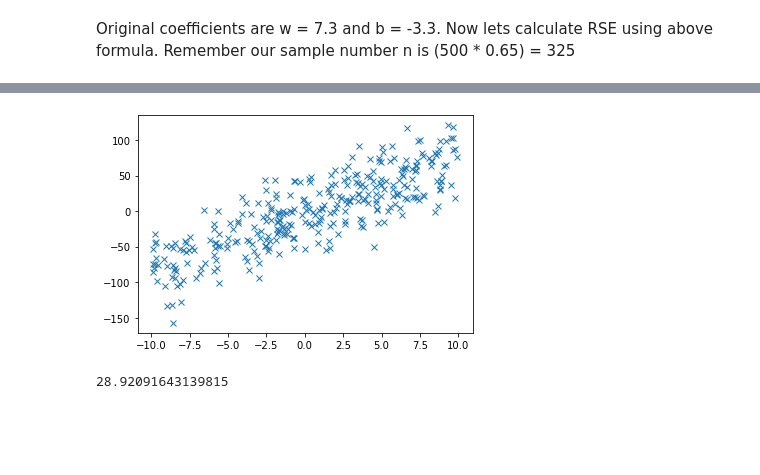
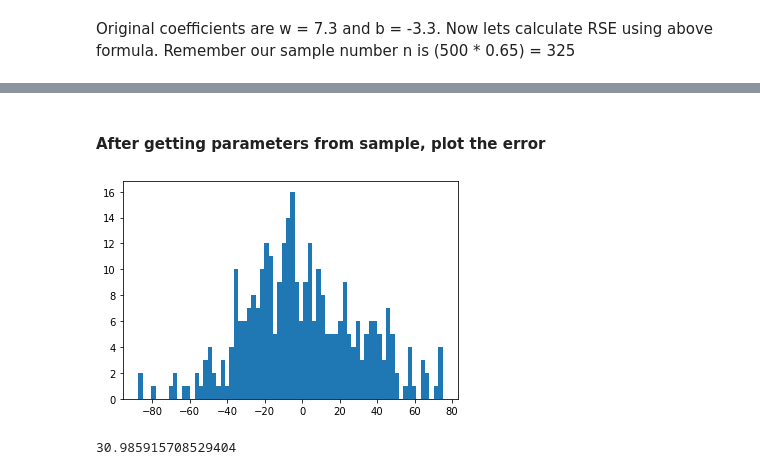
Before and after one commit to eon129/ISL_exercises, a Jupyter notebook: Chapter_3.ipynb, the cells around one changed output, grey strips where cells are left out. Cells and saved outputs as stored; diff of their text form; code cells hidden in the pictures; blank space fills up the shorter version.

```diff
--- a/Chapter_3.ipynb
+++ b/Chapter_3.ipynb
@@ -91,10 +121,13 @@ rss
-# %%
-plt.plot(X_train, y_train, 'x');
-# %% [output]
-[figure, removed]
+# %% [markdown]
+#### After getting parameters from sample, plot the error
+# %%
+plt.hist(error, bins=70)
+plt.show()
+# %% [output]
+[figure, added]
 # %%
 #Now calculate RSE
-rse = math.sqrt(rss / (sample_number-2))
+rse = math.sqrt(rss / (testSampleSize-2))
 rse
 # %% [output]
-28.92091643139815
+30.985915708529404
```
Also changed, not shown: parts of 20 cells of this notebook.
